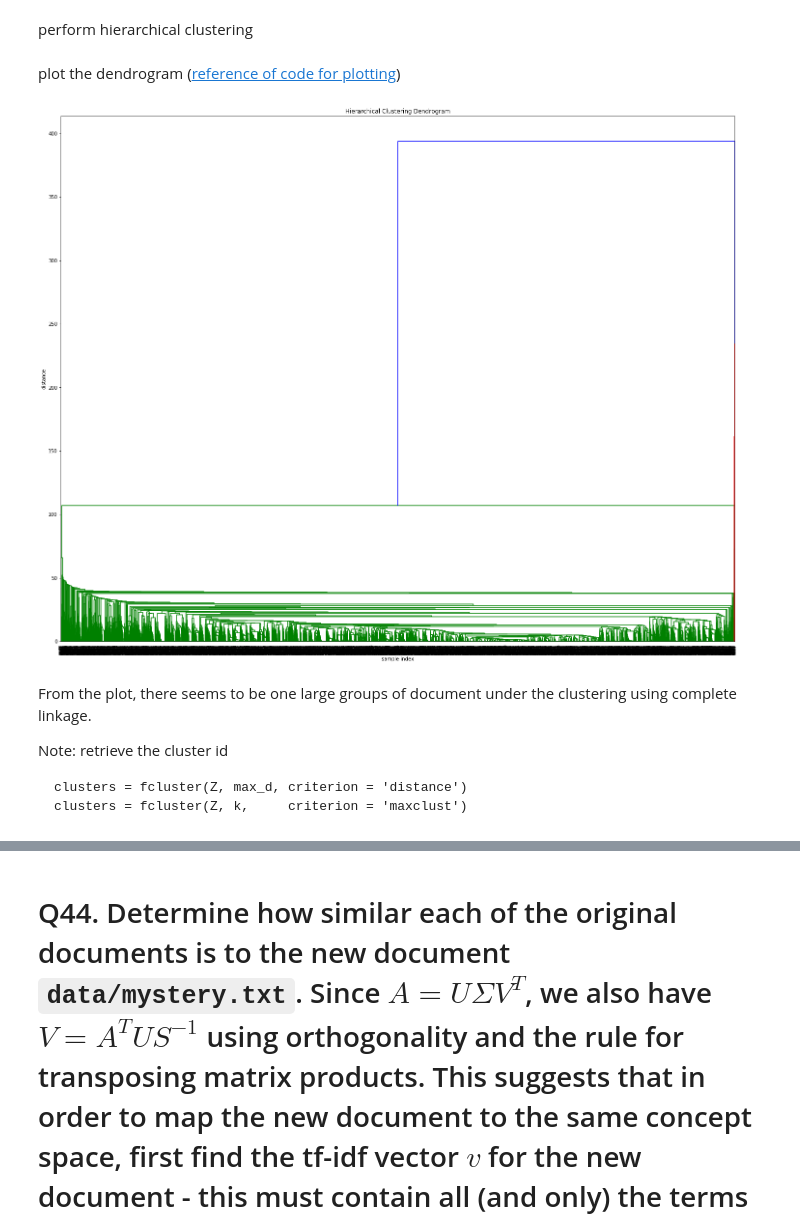
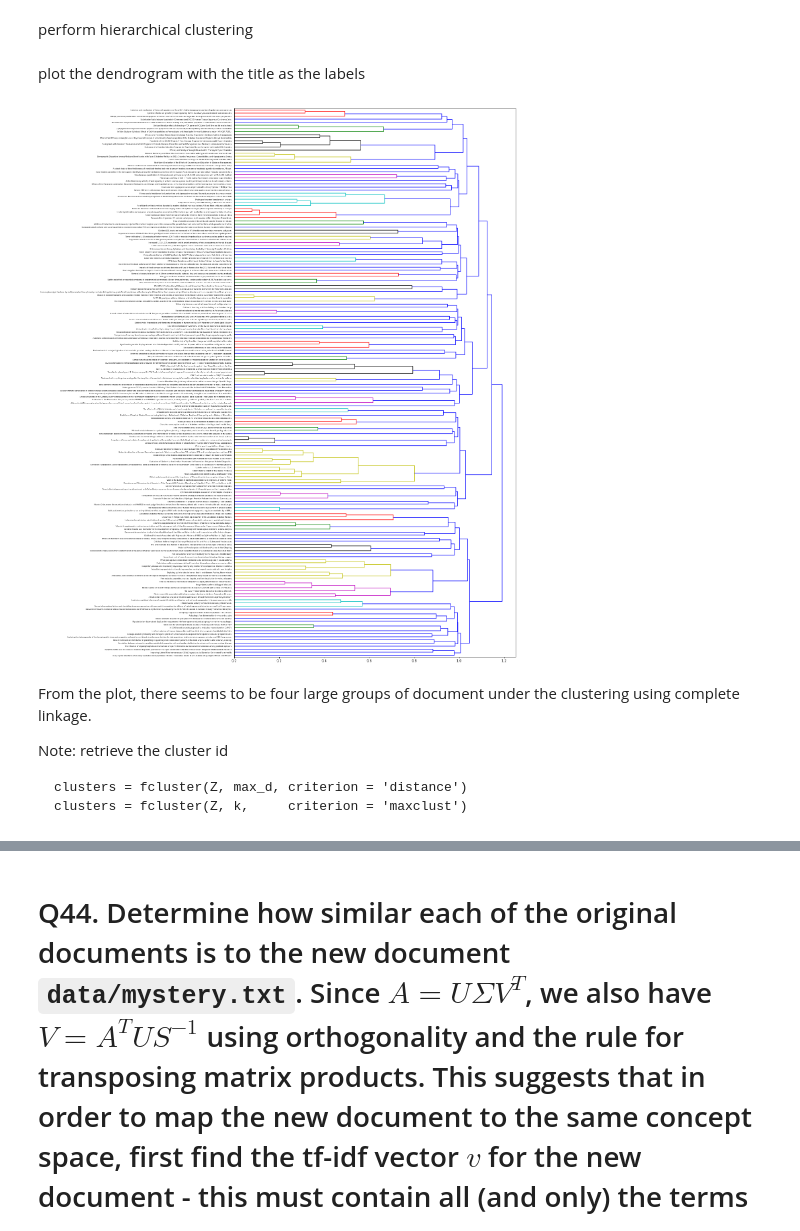
Before and after one commit to clintko/Duke_BIOS823_BigData_v2, a Jupyter notebook: Z05_SVD_kuei.ipynb, the cells around one changed output, grey strips where cells are left out. Cells and saved outputs as stored; diff of their text form; code cells hidden in the pictures.

````diff
--- a/Z05_SVD_kuei.ipynb
+++ b/Z05_SVD_kuei.ipynb
@@ -847,6 +706,6 @@ pprint(list(it.islice(docs.items(), 2)))
 # %% [markdown]
 Create a tf-idf matrix for every term that appears at least once in any of the documents. What is the shape of the tf-idf matrix?
 # %%
-pubmed_id, pubmed_terms, pubmed_tfidf = get_tfidf(docs)
+pubmed_tfidf = get_tfidf(docs)
 print(pubmed_tfidf.shape)
 # %% [output]
@@ -866,7 +717,3 @@ load back the tfidf results
-# %%
-pubmed_id    = np.load("./data/z05_pubmed_id.npy")
-pubmed_terms = np.load("./data/z05_pubmed_terms.npy")
-pubmed_tfidf = np.load("./data/z05_pubmed_tfidf.npy")
 # %% [markdown]
 reconstruct with k = 10
 # %%
@@ -882,27 +742,25 @@ pubmed_tfidf_re100 = reconstruct_matrix(pubmed_tfidf, k = 100)
+# %%
+Ut, S, Vt  = sparsesvd(csc_matrix(pubmed_tfidf), k = 100)
+pubmed_red = np.diag(S) @ Vt
 # %% [markdown]
 perform hierarchical clustering
 # %%
-pubmed_link = linkage(pubmed_tfidf_re100, method = 'complete')
+pubmed_link = linkage(pubmed_red.T, method = 'complete', metric = 'cosine')
-# %% [markdown]
-plot the dendrogram ([reference of code for plotting](https://joernhees.de/blog/2015/08/26/scipy-hierarchical-clustering-and-dendrogram-tutorial/))
-# %%
-### set plot
-plt.figure(figsize=(25, 20))
-plt.title('Hierarchical Clustering Dendrogram')
-plt.xlabel('sample index')
-plt.ylabel('distance')
-
-dendrogram(
-    pubmed_link,
-    leaf_rotation = 90.,  # rotates the x axis labels
-    leaf_font_size = 8.,  # font size for the x axis labels
-)
-
-plt.show()
-# %% [output]
-[figure, removed]
+# %% [markdown]
+plot the dendrogram with the title as the labels
+# %%
+### set plot
+plt.figure(figsize=(15, 30))
+dendrogram(
+    pubmed_link,
+    orientation = "right",
+    labels = pubmed_tfidf.columns.values
+)
+plt.show()
+# %% [output]
+[figure, added]
 # %% [markdown]
-From the plot, there seems to be one large groups of document under the clustering using complete linkage.
+From the plot, there seems to be four large groups of document under the clustering using complete linkage.
 
 Note: retrieve the cluster id
 ```
````
Also changed, not shown: parts of 55 cells of this notebook, 9 other files.
